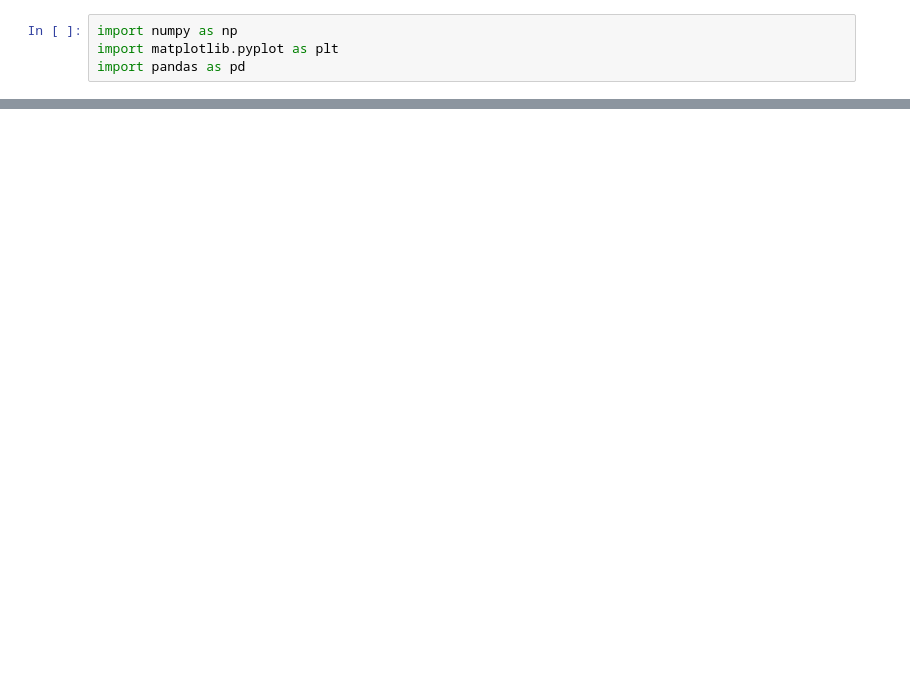
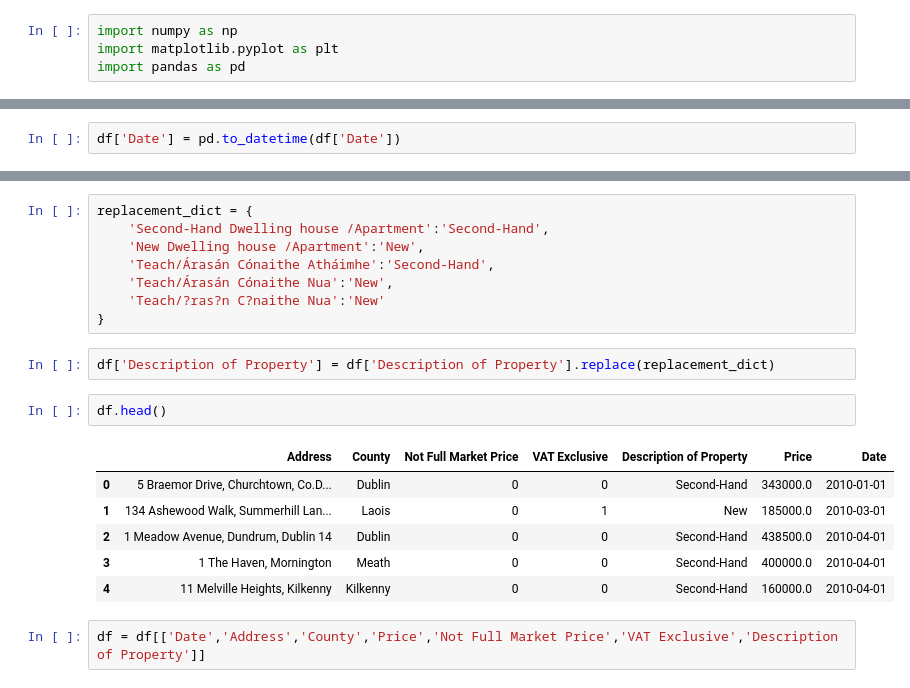
Before and after one commit to iamstarstuff/Ireland-PPR, a Jupyter notebook: EDA.ipynb, the cells around one changed output, grey strips where cells are left out. Saved outputs shown, nothing was run; the diff lists cells and outputs as text; blank space fills up the shorter version.

```diff
--- a/EDA.ipynb
+++ b/EDA.ipynb
@@ -54,0 +188,2 @@ array(['Dublin', 'Laois', 'Meath', 'Kilkenny', 'Limerick', 'Carlow',
+# %%
+df['Date'] = pd.to_datetime(df['Date'])
@@ -54,0 +224,21 @@ array(['Dublin', 'Laois', 'Meath', 'Kilkenny', 'Limerick', 'Carlow',
+# %%
+replacement_dict = {
+    'Second-Hand Dwelling house /Apartment':'Second-Hand',
+    'New Dwelling house /Apartment':'New',
+    'Teach/Árasán Cónaithe Atháimhe':'Second-Hand',
+    'Teach/Árasán Cónaithe Nua':'New',
+    'Teach/?ras?n C?naithe Nua':'New'
+}
+# %%
+df['Description of Property'] = df['Description of Property'].replace(replacement_dict)
+# %%
+df.head()
+# %% [output]
+|  | Address | County | Not Full Market Price | VAT Exclusive | Description of Property | Price | Date |
+| 0 | 5 Braemor Drive, Churchtown, Co.D... | Dublin | 0 | 0 | Second-Hand | 343000.0 | 2010-01-01 |
+| 1 | 134 Ashewood Walk, Summerhill Lan... | Laois | 0 | 1 | New | 185000.0 | 2010-03-01 |
+| 2 | 1 Meadow Avenue, Dundrum, Dublin 14 | Dublin | 0 | 0 | Second-Hand | 438500.0 | 2010-04-01 |
+| 3 | 1 The Haven, Mornington | Meath | 0 | 0 | Second-Hand | 400000.0 | 2010-04-01 |
+| 4 | 11 Melville Heights, Kilkenny | Kilkenny | 0 | 0 | Second-Hand | 160000.0 | 2010-04-01 |
+# %%
+df = df[['Date','Address','County','Price','Not Full Market Price','VAT Exclusive','Description of Property']]
```
Also changed, not shown: parts of 55 cells of this notebook, 1 other file.
